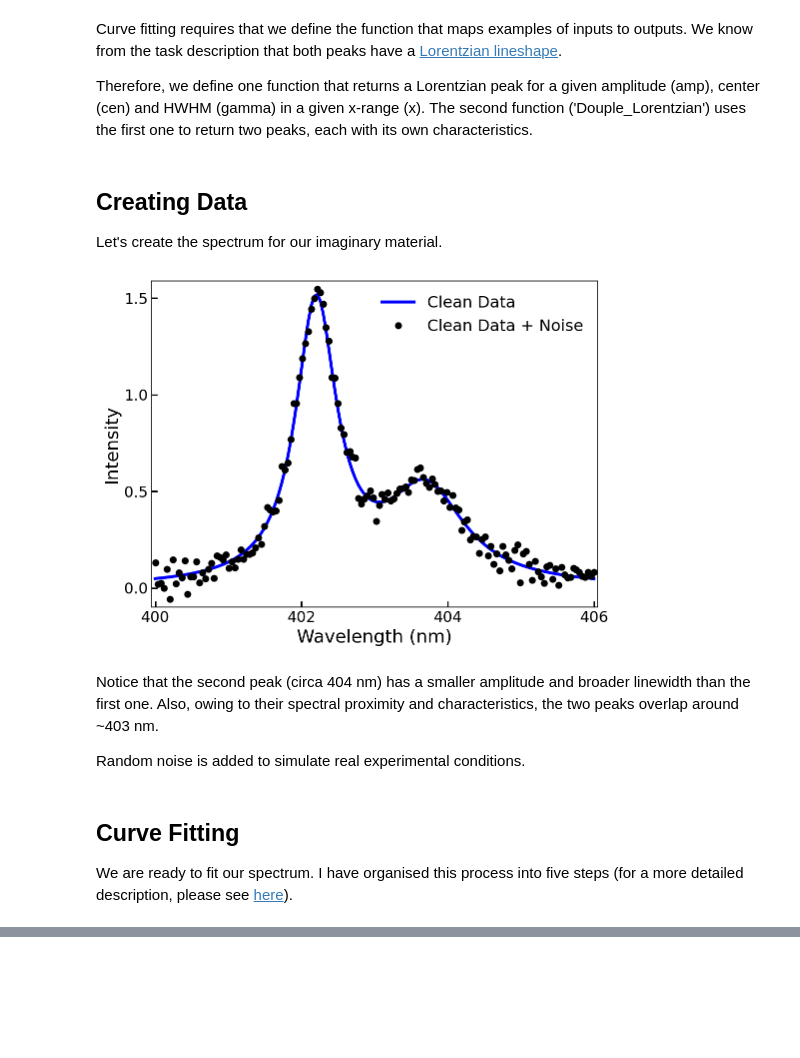
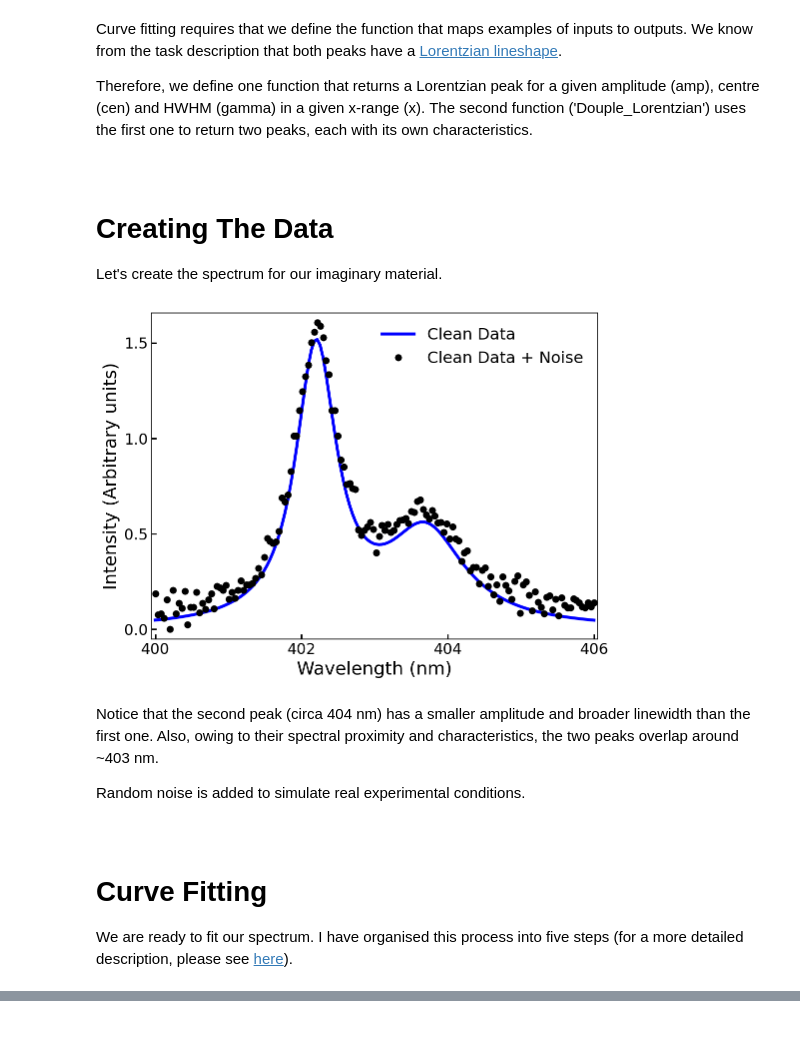
Before and after one commit to KOrfanakis/PhD_Tools, a Jupyter notebook: Curve Fitting/Curve_Fitting.ipynb, the cells around one changed output, grey strips where cells are left out. Saved outputs shown, nothing was run; the diff lists cells and outputs as text; code cells hidden in the pictures; blank space fills up the shorter version.

```diff
--- a/Curve Fitting/Curve_Fitting.ipynb
+++ b/Curve Fitting/Curve_Fitting.ipynb
@@ -12,20 +23,13 @@ We start our notebook by:
 # %%
-import numpy as np
-import pandas as pd
 pd.set_option('precision', 3)
 
-import matplotlib.pyplot as plt
-from matplotlib import gridspec
 %config InlineBackend.figure_format = 'retina'
-
-from lmfit import Model
-import scipy.stats as stats
 
 label_size = 18
 plt.rcParams['lines.linewidth'] = 3
 plt.rcParams['axes.labelsize'] = label_size
 plt.rcParams['axes.titlesize'] = label_size
-plt.rcParams['xtick.labelsize'] = label_size - 3  # tick labels should be smaller than axes labels (by 3 in our case)
+plt.rcParams['xtick.labelsize'] = label_size - 3
 plt.rcParams['ytick.labelsize'] = label_size - 3
 plt.rcParams['legend.fontsize'] = label_size - 2
 plt.rcParams['legend.frameon'] = False
@@ -33,13 +37,13 @@ plt.rcParams['legend.frameon'] = False
 # plt.rcParams['ytick.right'] = True
 plt.rcParams['xtick.direction'] = 'in'
 plt.rcParams['ytick.direction'] = 'in'
-plt.rcParams['xtick.major.size'] = 6
-plt.rcParams['ytick.major.size'] = 6
+plt.rcParams['xtick.major.size'] = 5
+plt.rcParams['ytick.major.size'] = 5
 plt.rcParams['xtick.major.width'] = 1.5
 plt.rcParams['ytick.major.width'] = 1.5
 # %% [markdown]
 Curve fitting requires that we define the function that maps examples of inputs to outputs. We know from the task description that both peaks have a [Lorentzian lineshape](https://en.wikipedia.org/wiki/Cauchy_distribution).
 
-Therefore, we define one function that returns a Lorentzian peak for a given amplitude (amp), center (cen) and HWHM (gamma) in a given x-range (x). The second function ('Douple_Lorentzian') uses the first one to return two peaks, each with its own characteristics.
+Therefore, we define one function that returns a Lorentzian peak for a given amplitude (amp), centre (cen) and HWHM (gamma) in a given x-range (x). The second function ('Douple_Lorentzian') uses the first one to return two peaks, each with its own characteristics.
 # %%
 def Lorentzian(x, amp, cen, gamma):
@@ -49,42 +54,46 @@ def Douple_Lorentzian(x, amp1, cen1, gamma1, amp2, cen2, gamma2):
     return Lorentzian(x, amp1, cen1, gamma1) +\
            Lorentzian(x, amp2, cen2, gamma2)
 # %% [markdown]
-## Creating Data
+<br>
+
+# Creating The Data
 
 Let's create the spectrum for our imaginary material.
 # %%
 np.random.seed(1)
 
-# x-axis: 150 evenly spaced numbers between 400 and 406.
-x = np.linspace(400, 406, 150)
+x = np.linspace(400, 406, 150)  # x-axis: 150 evenly spaced numbers between 400 and 406 (nm).
 
 # y-axis: two Lorentzian peaks + random noise
-y_clean = Douple_Lorentzian(x, 1.54, 402.2, 0.34,
-                               1.00, 403.7, 0.65)
-y = y_clean + 0.05*np.random.normal(0, 1, 150)
+y_clean = Douple_Lorentzian(x, 1.54, 402.2, 0.34, 1.00, 403.7, 0.65)
+y = y_clean + 0.05 * np.random.normal(0, 1, 150)
+
+y += np.abs(y.min())
 # %%
-fig, ax = plt.subplots(figsize = (8, 6))
+fig, ax = plt.subplots(figsize=(8, 6))
 
-ax.plot(x, y_clean, color = 'b', label = 'Clean Data')
-ax.plot(x, y, color = 'k', marker = 'o', linestyle = '', label = 'Clean Data + Noise')
+ax.plot(x, y_clean, color='b', label='Clean Data')
+ax.plot(x, y, color='k', marker='o', linestyle='', label='Clean Data + Noise')
 
 ax.set_xlabel('Wavelength (nm)')
 ax.set_xlim([399.95, 406.05])
 ax.set_xticks([400, 402, 404, 406])
 
-ax.set_ylabel('Intensity')
-ax.set_ylim([y.min() - 0.04, y.max() + 0.04])
+ax.set_ylabel('Intensity (Arbitrary units)')
+ax.set_ylim([y.min() - 0.05, y.max() + 0.05])
 ax.set_yticks([0, 0.50, 1.00, 1.50])
 
-ax.legend(loc = 0);
+ax.legend(loc=0);
 # %% [output]
-[figure, old version]
+[figure, new version]
 # %% [markdown]
 Notice that the second peak (circa 404 nm) has a smaller amplitude and broader linewidth than the first one. Also, owing to their spectral proximity and characteristics, the two peaks overlap around ~403 nm.
 
 Random noise is added to simulate real experimental conditions.
 # %% [markdown]
-## Curve Fitting
+<br>
+
+# Curve Fitting
 
 We are ready to fit our spectrum. I have organised this process into five steps (for a more detailed description, please see [here](https://lmfit-py.readthedocs.io/_/downloads/en/0.9.4/pdf/)).
 # %%
```
Also changed, not shown: parts of 12 cells of this notebook.
